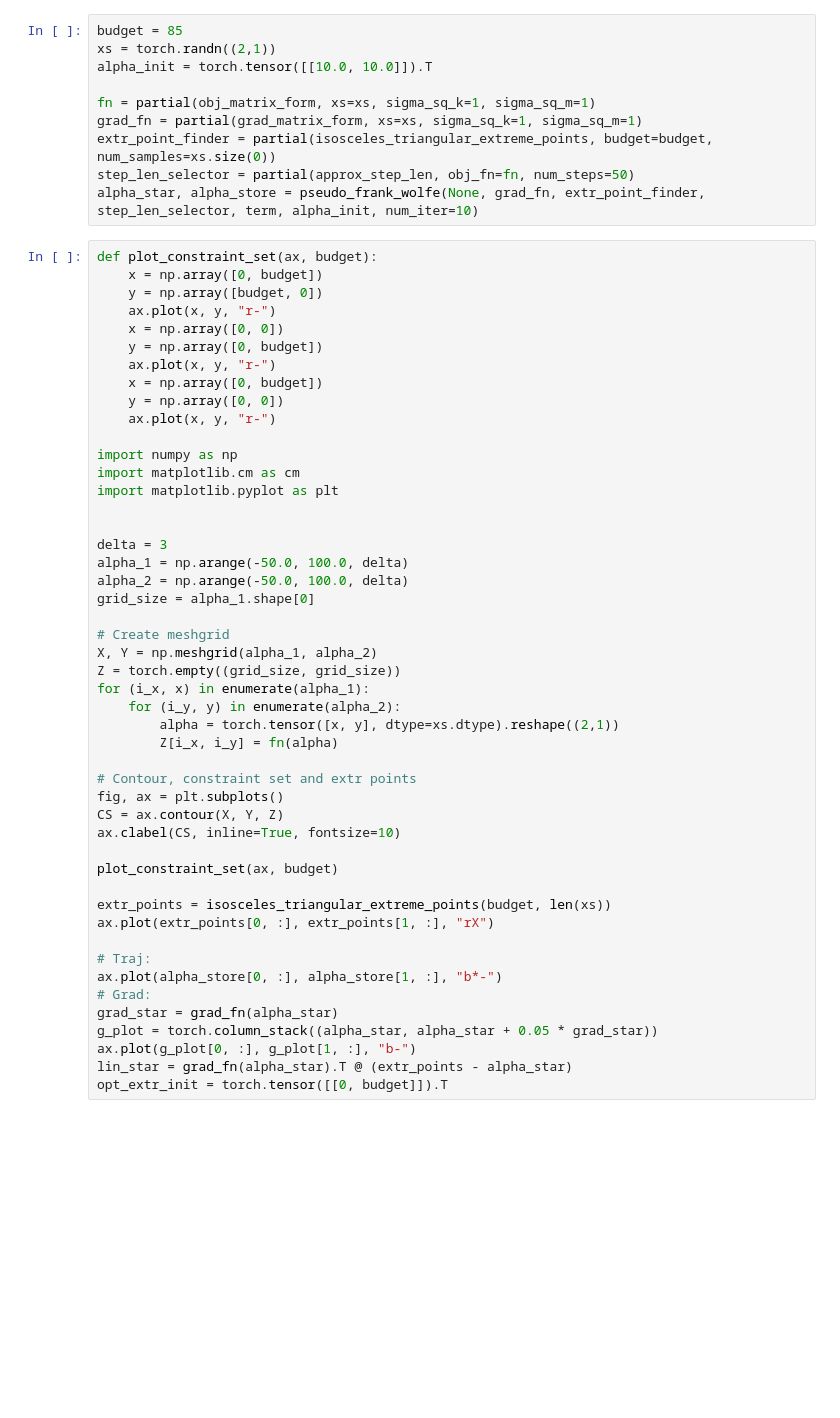
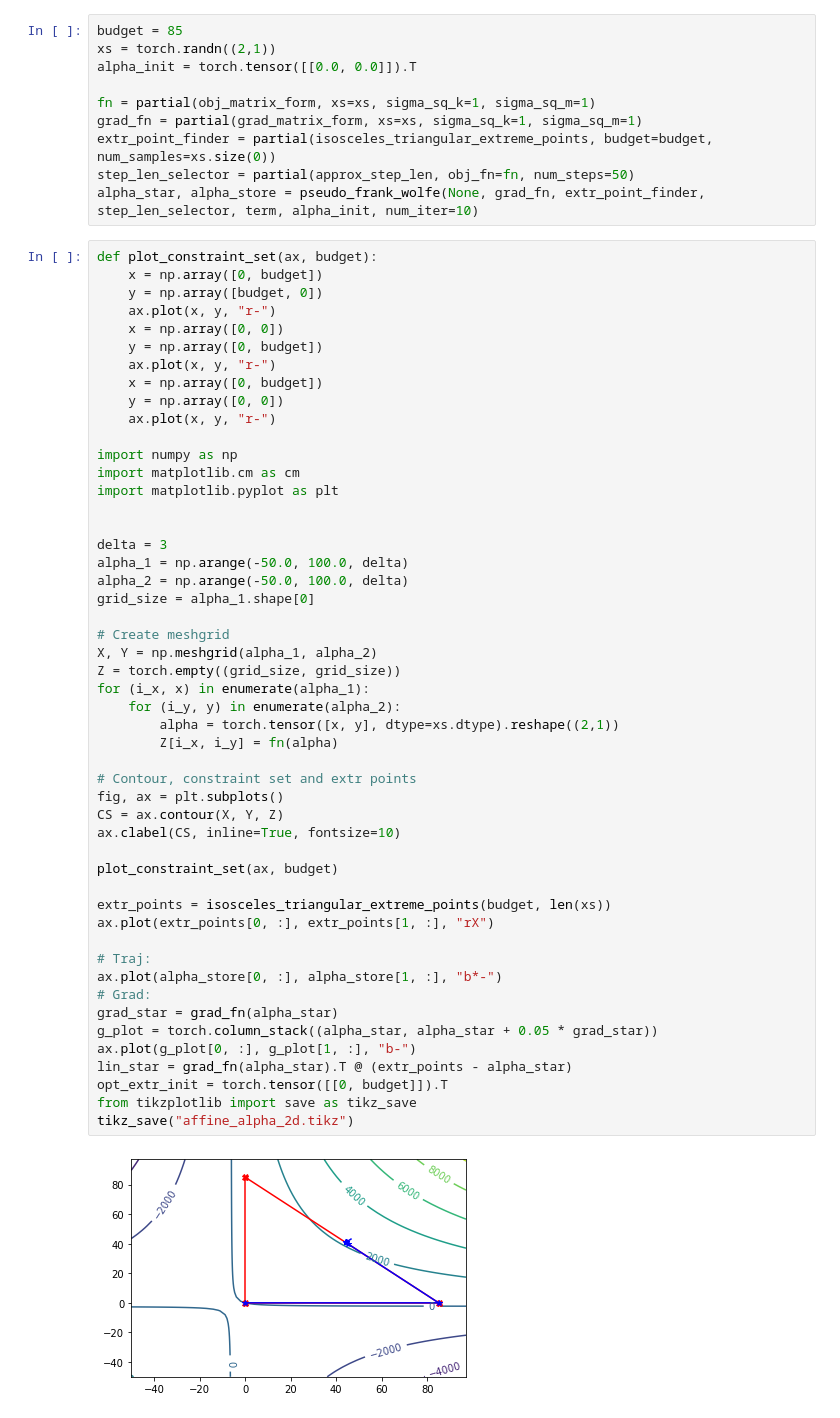
Before and after one commit to jackonelli/mi_annot, a Jupyter notebook: nb/affine_cond_x.ipynb, the cells around one changed output. Saved outputs shown, nothing was run; the diff lists cells and outputs as text; blank space fills up the shorter version.

```diff
--- a/nb/affine_cond_x.ipynb
+++ b/nb/affine_cond_x.ipynb
@@ -12,7 +15,7 @@ from src.analytical_mi.affine_cond_x import obj_matrix_form, grad_matrix_form, o
 # %%
 budget = 85
 xs = torch.randn((2,1))
-alpha_init = torch.tensor([[10.0, 10.0]]).T
+alpha_init = torch.tensor([[0.0, 0.0]]).T
 
 fn = partial(obj_matrix_form, xs=xs, sigma_sq_k=1, sigma_sq_m=1)
 grad_fn = partial(grad_matrix_form, xs=xs, sigma_sq_k=1, sigma_sq_m=1)
@@ -40,33 +43,37 @@ delta = 3
 alpha_1 = np.arange(-50.0, 100.0, delta)
 alpha_2 = np.arange(-50.0, 100.0, delta)
 grid_size = alpha_1.shape[0]
 
 # Create meshgrid
 X, Y = np.meshgrid(alpha_1, alpha_2)
 Z = torch.empty((grid_size, grid_size))
 for (i_x, x) in enumerate(alpha_1):
     for (i_y, y) in enumerate(alpha_2):
         alpha = torch.tensor([x, y], dtype=xs.dtype).reshape((2,1))
         Z[i_x, i_y] = fn(alpha)
 
 # Contour, constraint set and extr points
 fig, ax = plt.subplots()
 CS = ax.contour(X, Y, Z)
 ax.clabel(CS, inline=True, fontsize=10)
 
 plot_constraint_set(ax, budget)
 
 extr_points = isosceles_triangular_extreme_points(budget, len(xs))
 ax.plot(extr_points[0, :], extr_points[1, :], "rX")
 
 # Traj:
 ax.plot(alpha_store[0, :], alpha_store[1, :], "b*-")
 # Grad:
 grad_star = grad_fn(alpha_star)
 g_plot = torch.column_stack((alpha_star, alpha_star + 0.05 * grad_star))
 ax.plot(g_plot[0, :], g_plot[1, :], "b-")
 lin_star = grad_fn(alpha_star).T @ (extr_points - alpha_star)
 opt_extr_init = torch.tensor([[0, budget]]).T
+from tikzplotlib import save as tikz_save
+tikz_save("affine_alpha_2d.tikz")
+# %% [output]
+[figure, added]
 # %%
 budget = 85
 xs = torch.randn((10,1))
```
Also changed, not shown: parts of 6 cells of this notebook, 6 other files.
